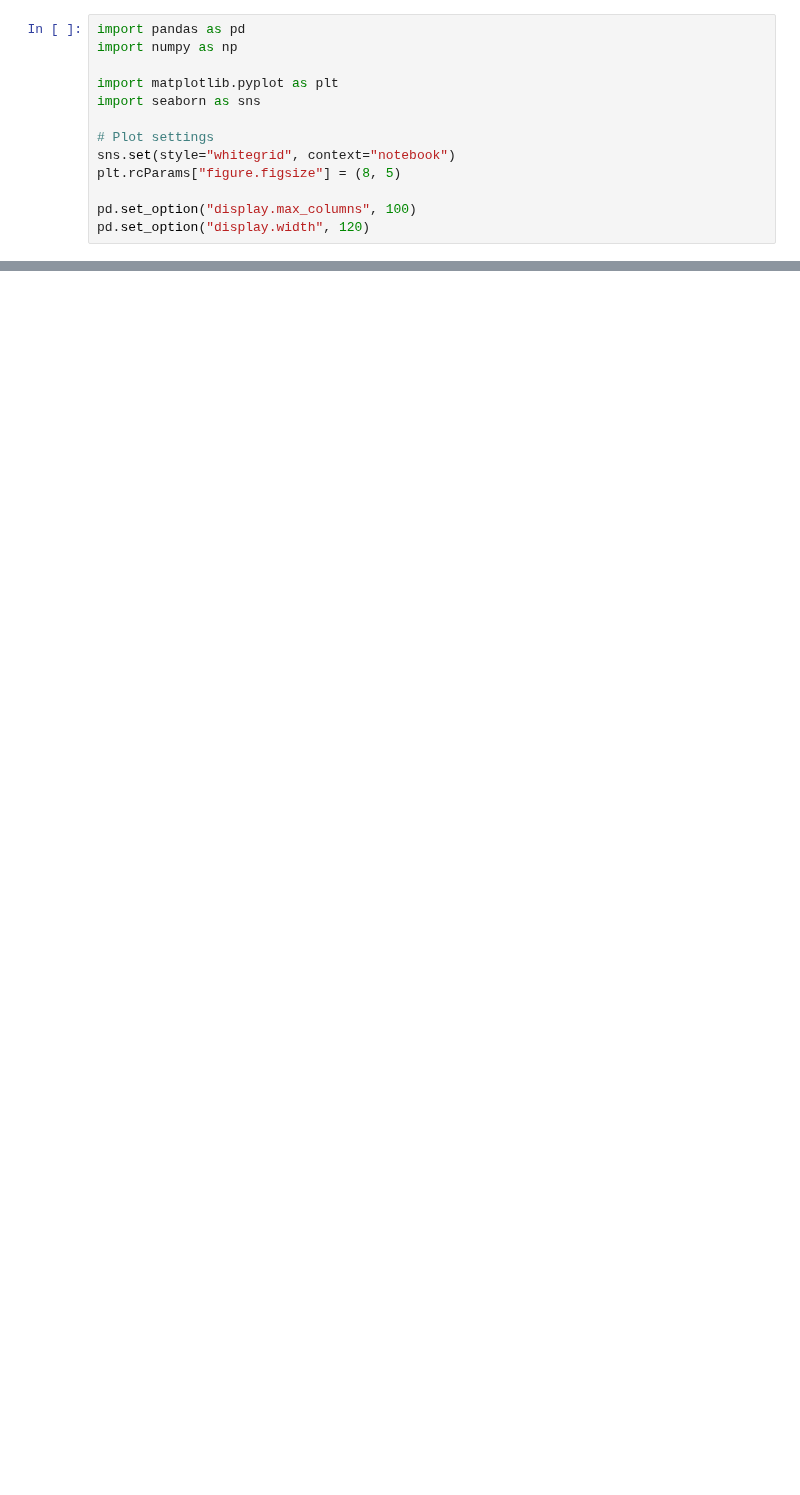
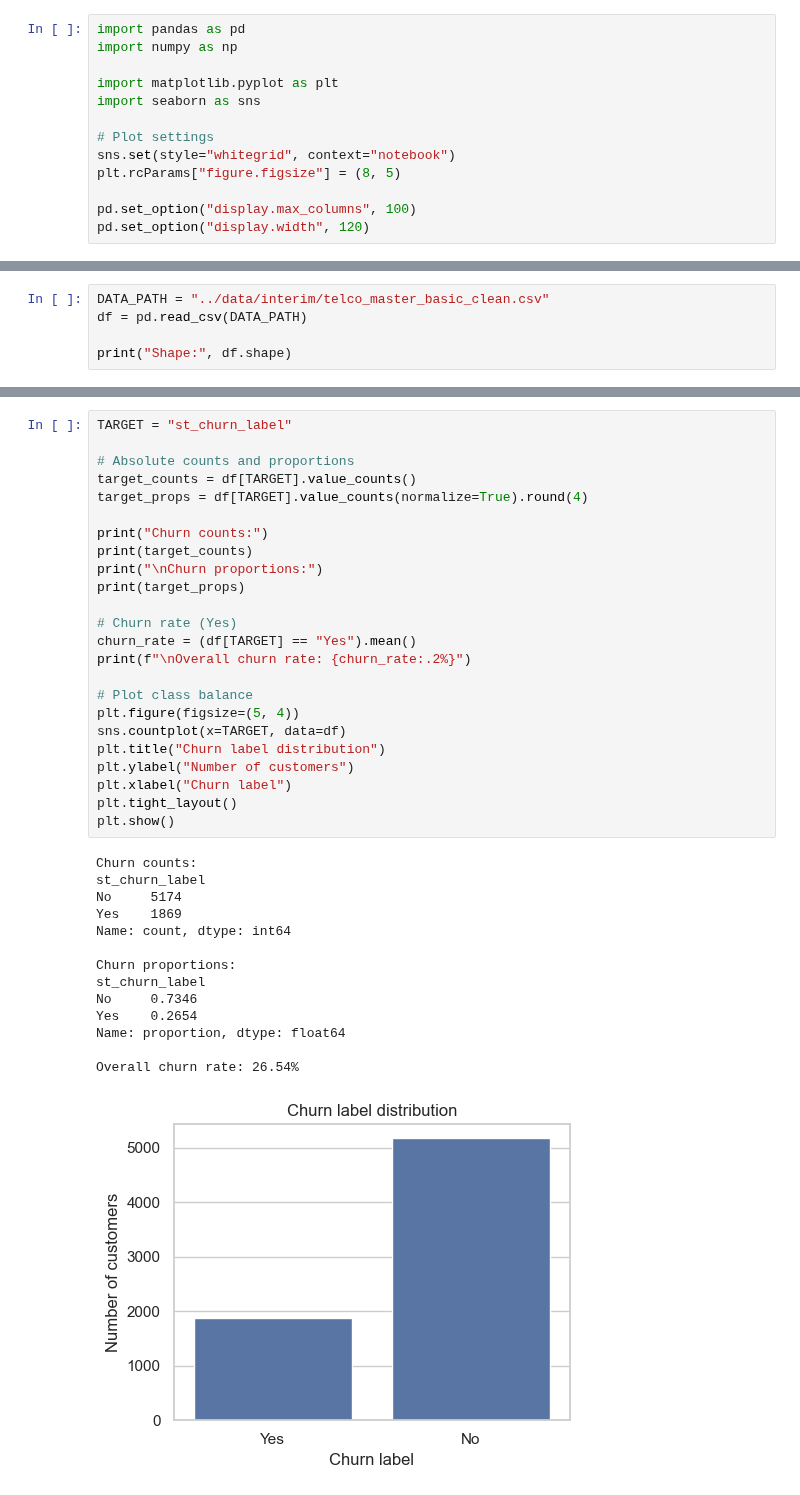
Before and after one commit to sergiopatinha/EnterpriseDataScienceBootcamp_workgroup, a Jupyter notebook: notebooks/02_EDA.ipynb, the cells around one changed output, grey strips where cells are left out. Cells and saved outputs as stored; diff of their text form; blank space fills up the shorter version.

```diff
--- a/notebooks/02_EDA.ipynb
+++ b/notebooks/02_EDA.ipynb
@@ -892,0 +31,5 @@ Use a correlation threshold (e.g., >0.85) or VIF to confirm no leftover redundan
+# %%
+DATA_PATH = "../data/interim/telco_master_basic_clean.csv"
+df = pd.read_csv(DATA_PATH)
+
+print("Shape:", df.shape)
@@ -892,0 +40,39 @@ Use a correlation threshold (e.g., >0.85) or VIF to confirm no leftover redundan
+# %%
+TARGET = "st_churn_label"
+
+# Absolute counts and proportions
+target_counts = df[TARGET].value_counts()
+target_props = df[TARGET].value_counts(normalize=True).round(4)
+
+print("Churn counts:")
+print(target_counts)
+print("\nChurn proportions:")
+print(target_props)
+
+# Churn rate (Yes)
+churn_rate = (df[TARGET] == "Yes").mean()
+print(f"\nOverall churn rate: {churn_rate:.2%}")
+
+# Plot class balance
+plt.figure(figsize=(5, 4))
+sns.countplot(x=TARGET, data=df)
+plt.title("Churn label distribution")
+plt.ylabel("Number of customers")
+plt.xlabel("Churn label")
+plt.tight_layout()
+plt.show()
+# %% [output]
+Churn counts:
+st_churn_label
+No     5174
+Yes    1869
+Name: count, dtype: int64
+
+Churn proportions:
+st_churn_label
+No     0.7346
+Yes    0.2654
+Name: proportion, dtype: float64
+
+Overall churn rate: 26.54%
+[figure, added]
```
Also changed, not shown: parts of 84 cells of this notebook, 2 other files.
